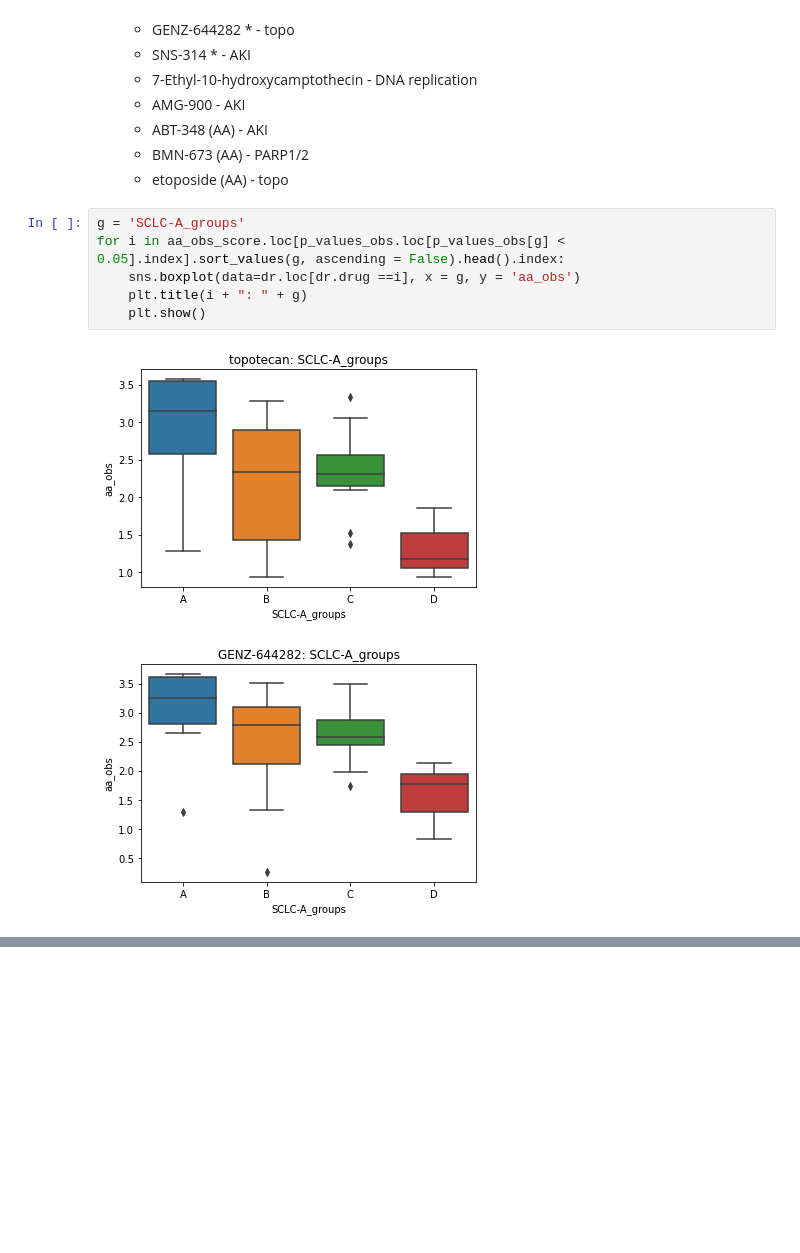
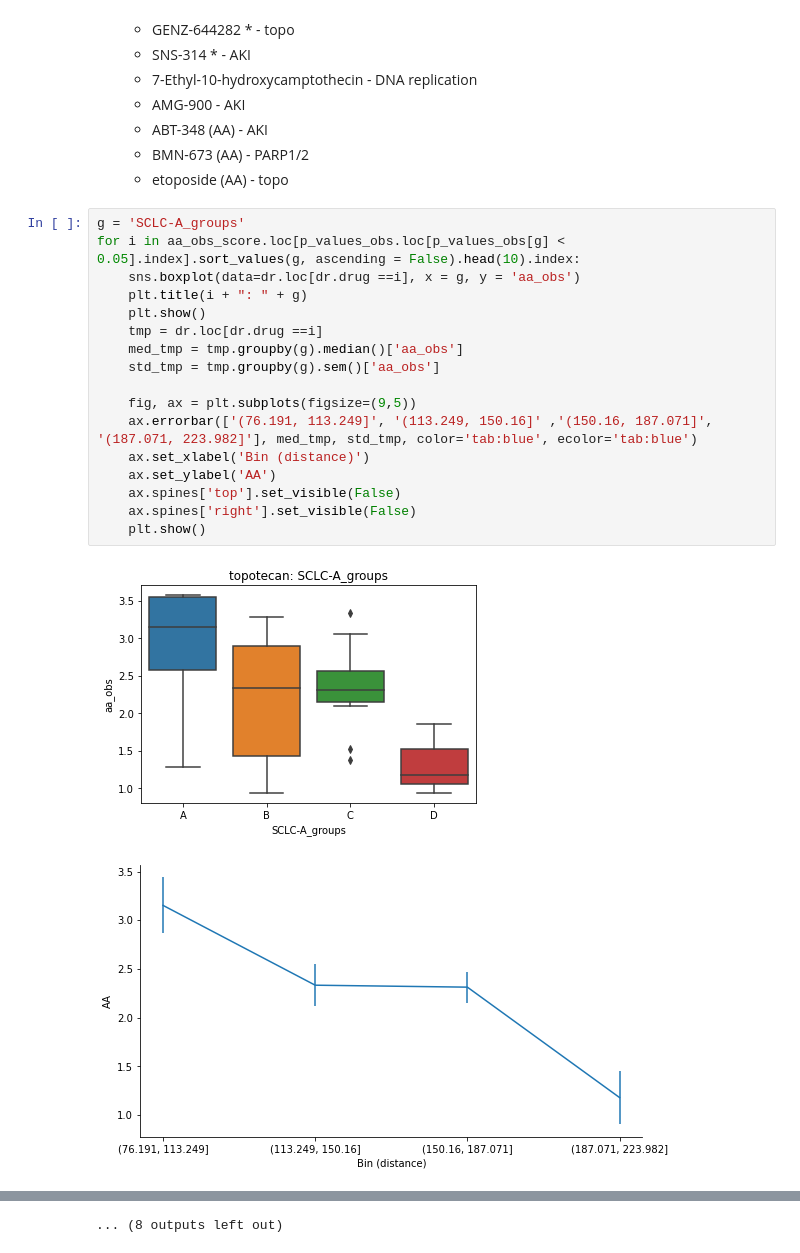
Before and after one commit to QuLab-VU/Groves-CellSys2022, a Jupyter notebook: notebooks/bulk/Drug Response.ipynb, the cells around one changed output, grey strips where cells are left out. Saved outputs shown, nothing was run; the diff lists cells and outputs as text; blank space fills up the shorter version.

Commit message:
drugs and Figures 3 and 4

```diff
--- a/notebooks/bulk/Drug Response.ipynb
+++ b/notebooks/bulk/Drug Response.ipynb
@@ -269,10 +273,21 @@ dr
     - etoposide (AA) - topo
 # %%
 g = 'SCLC-A_groups'
-for i in aa_obs_score.loc[p_values_obs.loc[p_values_obs[g] < 0.05].index].sort_values(g, ascending = False).head().index:
+for i in aa_obs_score.loc[p_values_obs.loc[p_values_obs[g] < 0.05].index].sort_values(g, ascending = False).head(10).index:
     sns.boxplot(data=dr.loc[dr.drug ==i], x = g, y = 'aa_obs')
     plt.title(i + ": " + g)
     plt.show()
+    tmp = dr.loc[dr.drug ==i]
+    med_tmp = tmp.groupby(g).median()['aa_obs']
+    std_tmp = tmp.groupby(g).sem()['aa_obs']
+
+    fig, ax = plt.subplots(figsize=(9,5))
+    ax.errorbar(['(76.191, 113.249]', '(113.249, 150.16]' ,'(150.16, 187.071]', '(187.071, 223.982]'], med_tmp, std_tmp, color='tab:blue', ecolor='tab:blue')
+    ax.set_xlabel('Bin (distance)')
+    ax.set_ylabel('AA')
+    ax.spines['top'].set_visible(False)
+    ax.spines['right'].set_visible(False)
+    plt.show()
 # %% [output]
 [figure]
-[figure, old version]
+[figure, new version]
@@ -281,0 +304 @@ for i in aa_obs_score.loc[p_values_obs.loc[p_values_obs[g] < 0.05].index].sort_v
+... (8 outputs left out)
```
Also changed, not shown: parts of 11 cells of this notebook, 34 other files.
